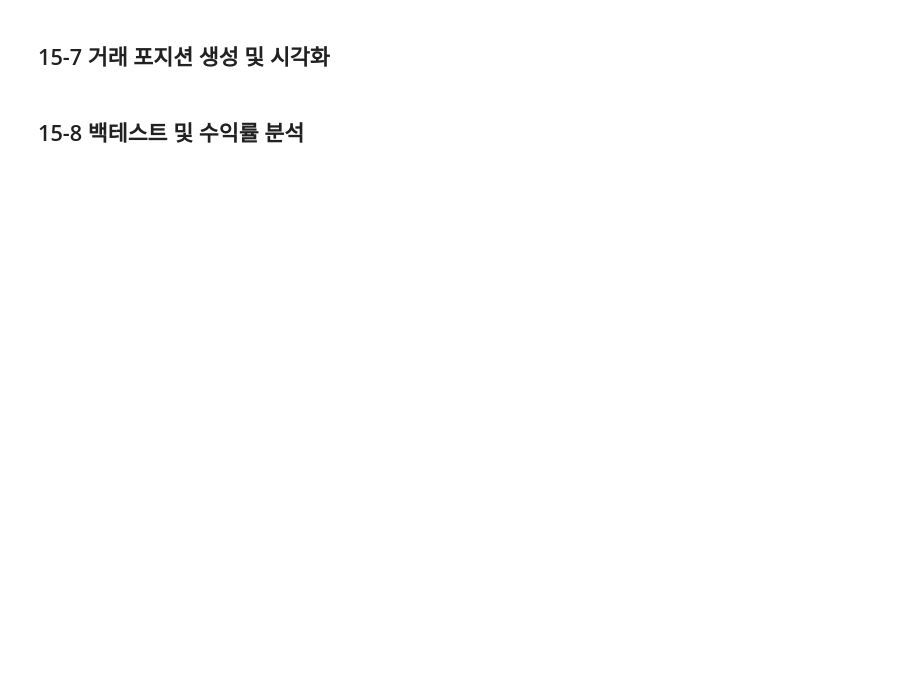
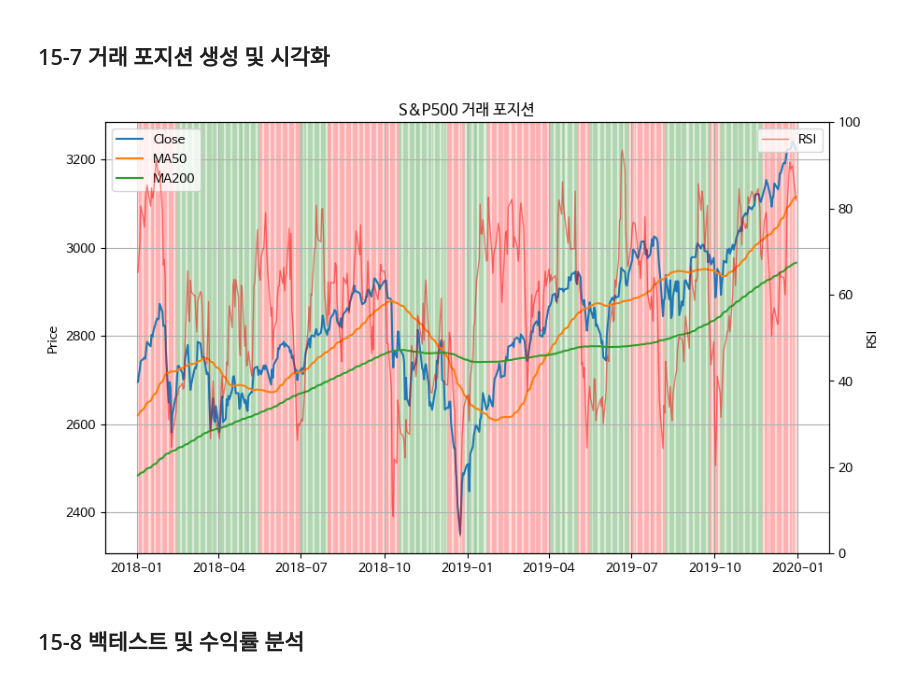
Before and after one commit to reve-0212/Data-Analysis-with-Open-Source, a Jupyter notebook: 오픈소스_데이터_분석_15강.ipynb, the cells around one changed output. Cells and saved outputs as stored; diff of their text form; code cells hidden in the pictures; blank space fills up the shorter version.

```diff
--- a/오픈소스_데이터_분석_15강.ipynb
+++ b/오픈소스_데이터_분석_15강.ipynb
@@ -114,10 +114,10 @@ plt.show()
 ## 50일 이동 평균 계산
 df['MA50'] = df['Close'].rolling(window = 50).mean()
 ## 200일 이동 평균 계산
-df['MA50'] = df['Close'].rolling(window =200).mean()
+df['MA200'] = df['Close'].rolling(window =200).mean()
 
 ## 일별 수익률 계산
-
+df['Returns'] = df['Close'].pct_change()
 
 ## RSI 계산
 delta = df['Close'].diff()
@@ -162,10 +164,10 @@ import pandas as pd
 
 def make_signal(df):
   ## 이동평균선과 RSI를 기반으로 매수/매도 신호를 생성하는 함수
-  buy = (  | ## MA 골든 크로스 (현재 시점에서 50일 이동 평균이 200일 이동 평균보다 위에 있다. & 이전 시점에서는 50일 이동 평균이 200일 이동 평균보다 같거나 아래에 있었다.)
+  buy = ( (test_df['MA50'] > test_df['MA200']) & (test_df['MA50'].shift(1) <= test_df['MA200'].shift(1)) | (test_df['RSI']>30 )&(test_df['RSI'].shift(1)<=30) ## MA 골든 크로스 (현재 시점에서 50일 이동 평균이 200일 이동 평균보다 위에 있다. & 이전 시점에서는 50일 이동 평균이 200일 이동 평균보다 같거나 아래에 있었다.)
         ) ## RSI 30 상향 돌파
 
-  sell = ( | ## MA 데드 크로스 (현재 시점에서 50일 이동 평균이 200일 이동 평균보다 아래에 있다. & 이전 시점에서는 50일 이동 평균이 200일 이동 평균보다 같거나 위에 있었다.)
+  sell = ( (test_df['MA50'] <test_df['MA200'] ) & (test_df['MA50'].shift(1) >= test_df['MA200'].shift(1))| (test_df['RSI']<70) & (test_df['RSI'].shift(1)>=70) ## MA 데드 크로스 (현재 시점에서 50일 이동 평균이 200일 이동 평균보다 아래에 있다. & 이전 시점에서는 50일 이동 평균이 200일 이동 평균보다 같거나 위에 있었다.)
           ) ## RSI 70 하향 돌파
 
   return buy, sell
@@ -204,34 +208,37 @@ def make_and_plot_position(df, buy, sell):
 
     ## DataFrame 인덱스로 새로운 'position' DataFrame 생성
     position = pd.DataFrame(index=df.index)
     ## 매수 시 signal 1, 매도 시 signal 0 할당
-
+    position.loc[buy, 'signal']=1
+    position.loc[sell, 'signal']=0
 
     ## 신호를 하루 뒤로 밀어 포지션 시작 시점 반영
     position = position['signal'].shift(1)
 
     # 처음 상태는 0(미보유)로 시작
     position['position'] = position.ffill().fillna(0)
 
     ## 기본 차트 생성
     fig, ax1 = make_base_chart(df, 'S&P500 거래 포지션')
 
     for i in range(len(df)-1):
         ## 포지션이 1(보유)인 경우 초록색 음영 생성
         if position['position'].iloc[i] == 1:
             ax1.axvspan(df.index[i], df.index[i+1], alpha=0.1, color='green')
         ## 포지션이 0(미보유)인 경우 빨간색 음영 생성
         else:
             ax1.axvspan(df.index[i], df.index[i+1], alpha=0.1, color='red')
 
     # 범례 업데이트
     handles, labels = ax1.get_legend_handles_labels()
     ax1.legend(handles=handles, labels=labels, loc='upper left')
 
     return position
 
 ## 거래 포지션 생성 및 시각화
 position = make_and_plot_position(test_df, buy, sell)
+# %% [output]
+[figure, added]
 # %% [markdown]
 ## 15-8 백테스트 및 수익률 분석
 # %%
```
Also changed, not shown: parts of 11 cells of this notebook.
